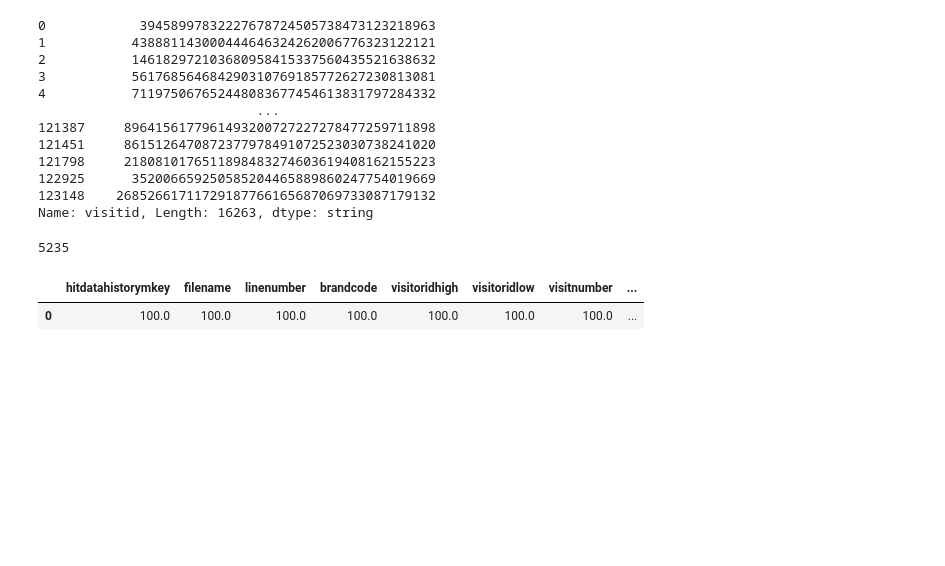
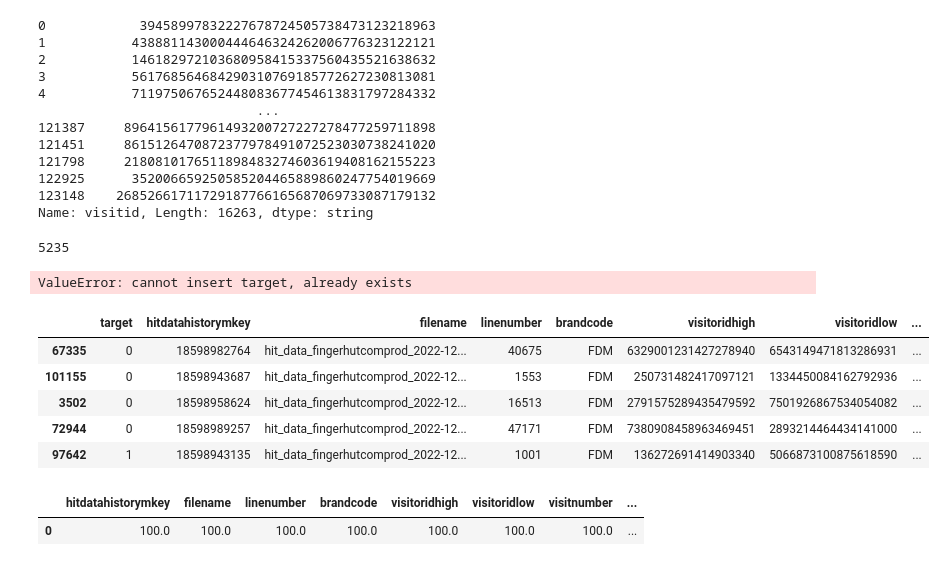
Before and after one commit to toriwang24/M148, a Jupyter notebook: feature_selection.ipynb, the cells around one changed output. Drawn from its saved outputs; the diff is of its cells as text; code cells hidden in the pictures; blank space fills up the shorter version.

```diff
--- a/feature_selection.ipynb
+++ b/feature_selection.ipynb
@@ -113,4 +113,4 @@ seeValues(df, 'devicetype')
 
 ids_purchase = (df[df['checkoutthankyouflag'] == 1])['visitid'].drop_duplicates()
 
-ids_purchase
+ids_purchase = ids_purchase.tolist()
@@ -164,6 +151,33 @@ df_first_visit = df_first_visit.drop_duplicates(subset=['visitid'], keep = "firs
 len(df_first_visit)
 # %% [output]
 5235
+# %%
+#add put target variable
+
+target = list()
+
+for ids in df_first_visit['visitid']:
+
+    if ids in ids_purchase:
+
+        target.append(1)
+
+    else:
+
+        target.append(0)
+
+df_first_visit.insert(0, "target", target)
+# %% [output]
+ValueError: cannot insert target, already exists
+# %%
+df_first_visit.head(5)
+# %% [output]
+|  | target | hitdatahistorymkey | filename | linenumber | brandcode | visitoridhigh | visitoridlow | ... |
+| 67335 | 0 | 18598982764 | hit_data_fingerhutcomprod_2022-12... | 40675 | FDM | 6329001231427278940 | 6543149471813286931 | ... |
+| 101155 | 0 | 18598943687 | hit_data_fingerhutcomprod_2022-12... | 1553 | FDM | 250731482417097121 | 1334450084162792936 | ... |
+| 3502 | 0 | 18598958624 | hit_data_fingerhutcomprod_2022-12... | 16513 | FDM | 2791575289435479592 | 7501926867534054082 | ... |
+| 72944 | 0 | 18598989257 | hit_data_fingerhutcomprod_2022-12... | 47171 | FDM | 7380908458963469451 | 2893214464434141000 | ... |
+| 97642 | 1 | 18598943135 | hit_data_fingerhutcomprod_2022-12... | 1001 | FDM | 136272691414903340 | 5066873100875618590 | ... |
 # %%
 #data frame for percent of non-null values of each variable
 
```
Also changed, not shown: parts of 2 cells of this notebook.
